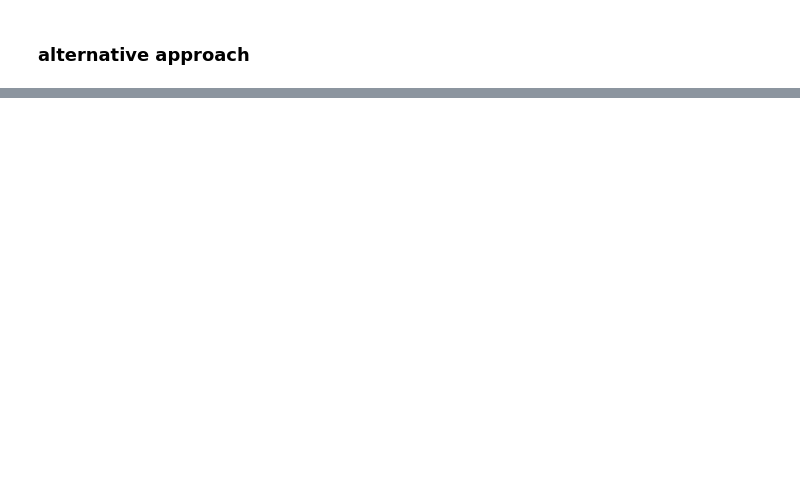
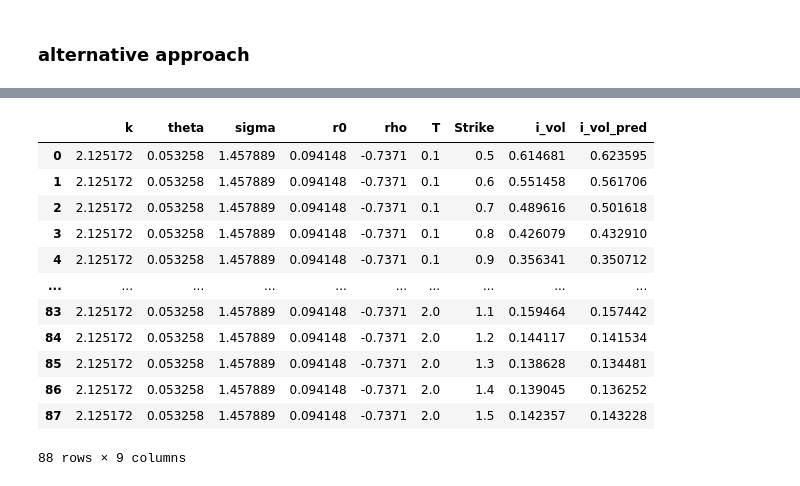
Before and after one commit to matteo8904/AdvancedML, a Jupyter notebook: notebook/Lab_3/pnt_calibration/training_model.ipynb, the cells around one changed output, grey strips where cells are left out. Cells and saved outputs as stored; diff of their text form; code cells hidden in the pictures; blank space fills up the shorter version.

```diff
--- a/notebook/Lab_3/pnt_calibration/training_model.ipynb
+++ b/notebook/Lab_3/pnt_calibration/training_model.ipynb
@@ -304,3 +338,19 @@ dataset["i_vol_pred"] = model.predict(scaler.transform(x_data)).ravel()
+# %%
+dataset
+# %% [output]
+|  | k | theta | sigma | r0 | rho | T | Strike | i_vol | i_vol_pred |
+| 0 | 2.125172 | 0.053258 | 1.457889 | 0.094148 | -0.7371 | 0.1 | 0.5 | 0.614681 | 0.623595 |
+| 1 | 2.125172 | 0.053258 | 1.457889 | 0.094148 | -0.7371 | 0.1 | 0.6 | 0.551458 | 0.561706 |
+| 2 | 2.125172 | 0.053258 | 1.457889 | 0.094148 | -0.7371 | 0.1 | 0.7 | 0.489616 | 0.501618 |
+| 3 | 2.125172 | 0.053258 | 1.457889 | 0.094148 | -0.7371 | 0.1 | 0.8 | 0.426079 | 0.432910 |
+| 4 | 2.125172 | 0.053258 | 1.457889 | 0.094148 | -0.7371 | 0.1 | 0.9 | 0.356341 | 0.350712 |
+| ... | ... | ... | ... | ... | ... | ... | ... | ... | ... |
+| 83 | 2.125172 | 0.053258 | 1.457889 | 0.094148 | -0.7371 | 2.0 | 1.1 | 0.159464 | 0.157442 |
+| 84 | 2.125172 | 0.053258 | 1.457889 | 0.094148 | -0.7371 | 2.0 | 1.2 | 0.144117 | 0.141534 |
+| 85 | 2.125172 | 0.053258 | 1.457889 | 0.094148 | -0.7371 | 2.0 | 1.3 | 0.138628 | 0.134481 |
+| 86 | 2.125172 | 0.053258 | 1.457889 | 0.094148 | -0.7371 | 2.0 | 1.4 | 0.139045 | 0.136252 |
+| 87 | 2.125172 | 0.053258 | 1.457889 | 0.094148 | -0.7371 | 2.0 | 1.5 | 0.142357 | 0.143228 |
+88 rows × 9 columns
 # %%
 def plot_smile(df):
     mat = df['T'].values[0]
```
Also changed, not shown: parts of 9 cells of this notebook.
